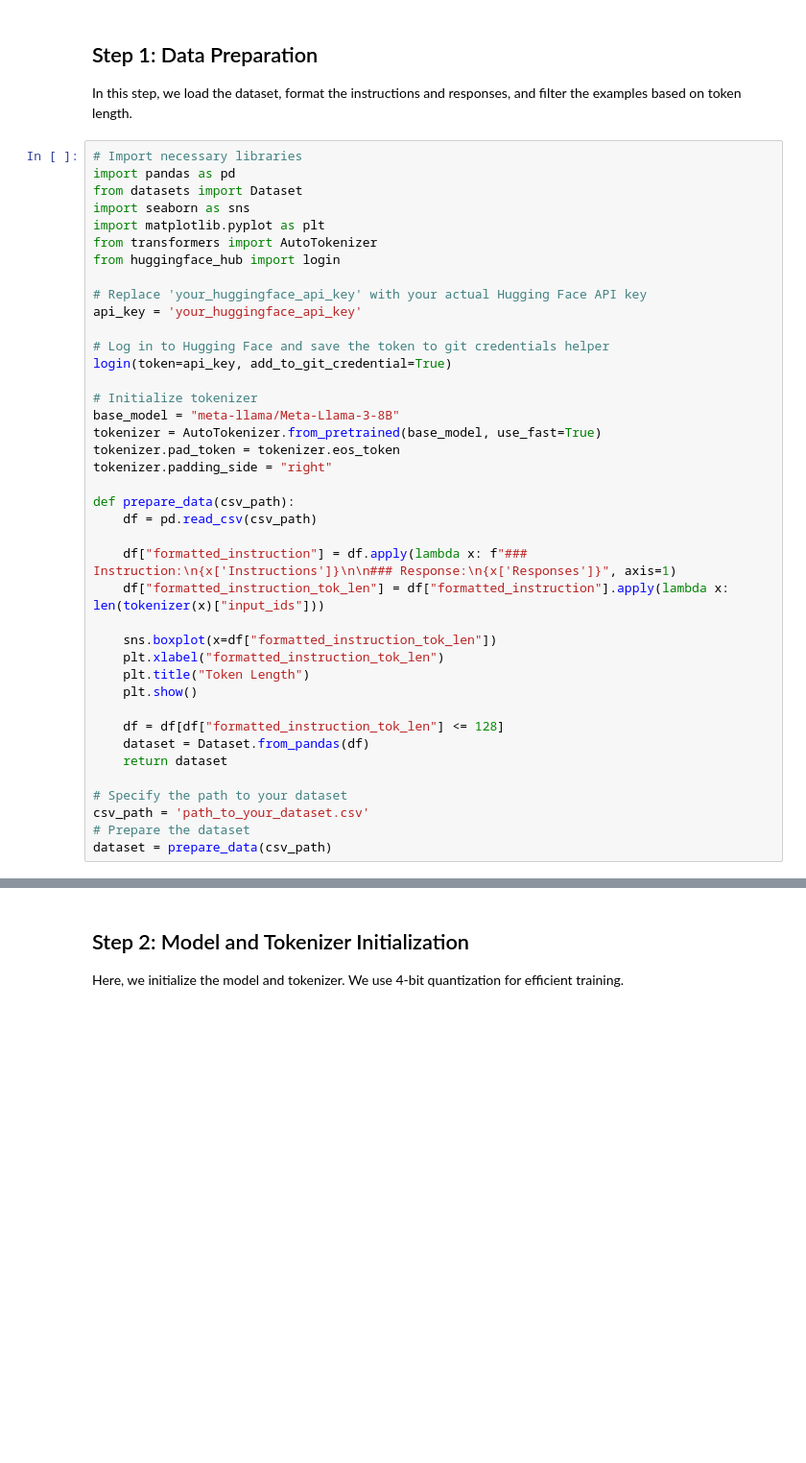
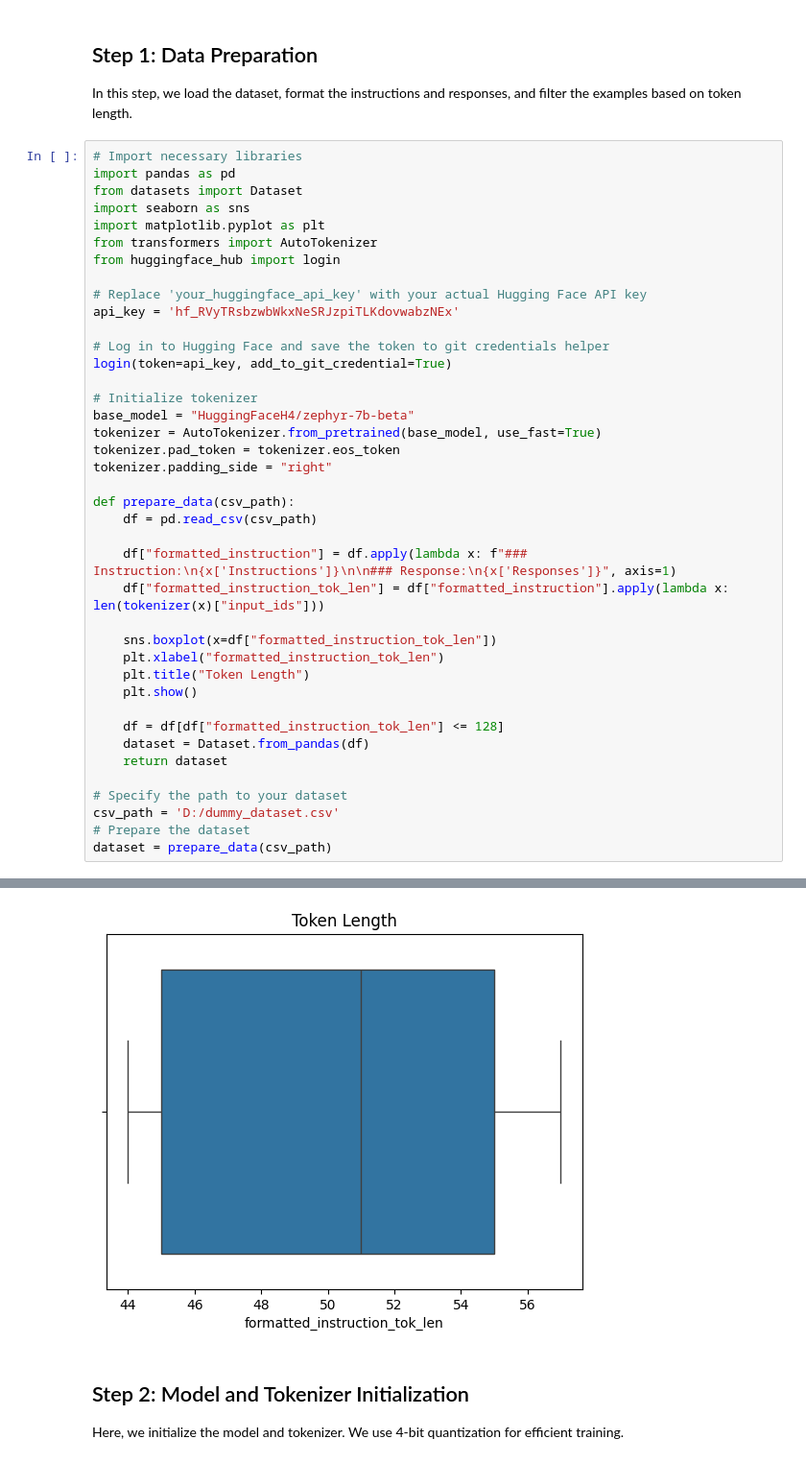
Before and after one commit to dullbrowny/spanda-platform-refactor, a Jupyter notebook: finetune-llama3/LLaMA_Training_with_PEFT.ipynb, the cells around one changed output, grey strips where cells are left out. Shown at 96% size. Saved outputs shown, nothing was run; the diff lists cells and outputs as text; blank space fills up the shorter version.

```diff
--- a/finetune-llama3/LLaMA_Training_with_PEFT.ipynb
+++ b/finetune-llama3/LLaMA_Training_with_PEFT.ipynb
@@ -76,13 +66,13 @@ from transformers import AutoTokenizer
 from huggingface_hub import login
 
 # Replace 'your_huggingface_api_key' with your actual Hugging Face API key
-api_key = 'your_huggingface_api_key'
+api_key = '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'
 
 # Log in to Hugging Face and save the token to git credentials helper
 login(token=api_key, add_to_git_credential=True)
 
 # Initialize tokenizer
-base_model = "meta-llama/Meta-Llama-3-8B"
+base_model = "HuggingFaceH4/zephyr-7b-beta"
 tokenizer = AutoTokenizer.from_pretrained(base_model, use_fast=True)
 tokenizer.pad_token = tokenizer.eos_token
 tokenizer.padding_side = "right"
@@ -103,7 +93,7 @@ def prepare_data(csv_path):
     return dataset
 
 # Specify the path to your dataset
-csv_path = 'path_to_your_dataset.csv'
+csv_path = 'D:/dummy_dataset.csv'
 # Prepare the dataset
 dataset = prepare_data(csv_path)
 # %% [output]
@@ -111,3 +104,4 @@ ValueError: Invalid token passed!
+[figure, added]
 # %% [markdown]
 ## Step 2: Model and Tokenizer Initialization
 
```
Also changed, not shown: parts of 5 cells of this notebook, 3 other files.
